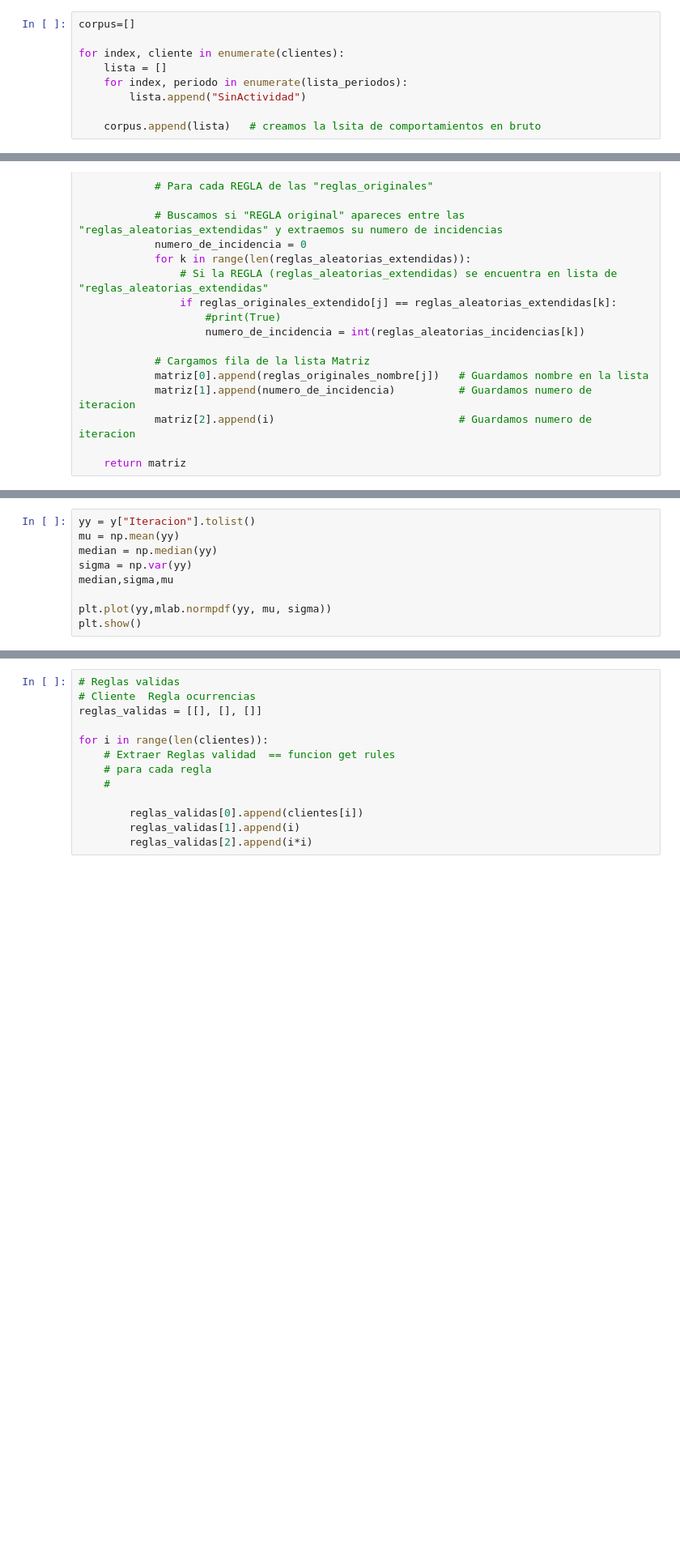
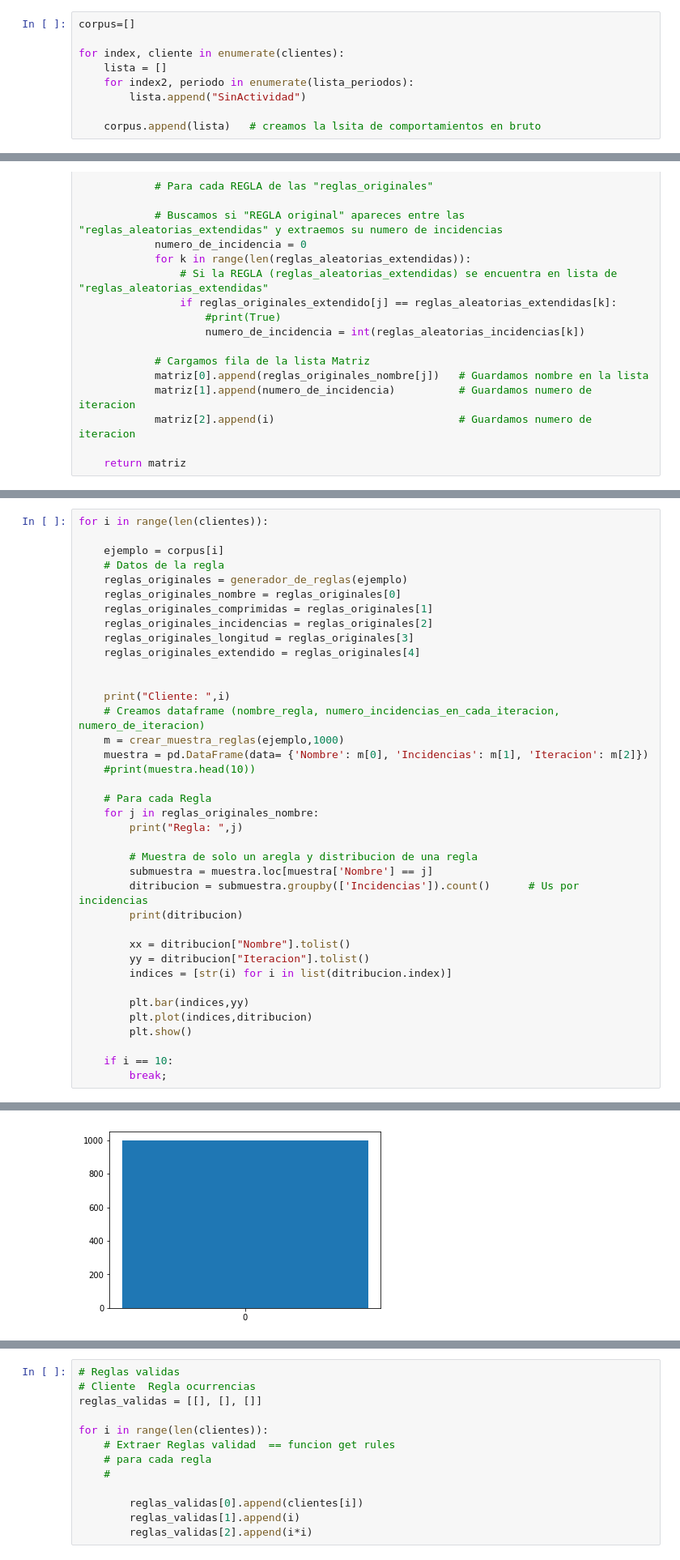
Before and after one commit to johnkbarrera/Sequitur, a Jupyter notebook: CLUSTER OF TENSORS/Untitled.ipynb, the cells around one changed output, grey strips where cells are left out. Shown: that part at 81% size. Cells and saved outputs as stored; diff of their text form; blank space fills up the shorter version.

Commit message:
Plot de reglas de cada clliente
aleatorios corregidos y plotedo de frecuencia de ocurrecias de reglas.

```diff
--- a/CLUSTER OF TENSORS/Untitled.ipynb
+++ b/CLUSTER OF TENSORS/Untitled.ipynb
@@ -87,7 +91,7 @@ corpus=[]
 
 for index, cliente in enumerate(clientes):
     lista = []
-    for index, periodo in enumerate(lista_periodos):
+    for index2, periodo in enumerate(lista_periodos):
         lista.append("SinActividad")
 
     corpus.append(lista)   # creamos la lsita de comportamientos en bruto
@@ -356,9 +367,0 @@ y
-# %%
-yy = y["Iteracion"].tolist()
-mu = np.mean(yy)
-median = np.median(yy)
-sigma = np.var(yy)
-median,sigma,mu
-
-plt.plot(yy,mlab.normpdf(yy, mu, sigma))
-plt.show()
@@ -390,0 +383,39 @@ plt.show()
+# %%
+for i in range(len(clientes)):
+
+    ejemplo = corpus[i]
+    # Datos de la regla
+    reglas_originales = generador_de_reglas(ejemplo)
+    reglas_originales_nombre = reglas_originales[0]
+    reglas_originales_comprimidas = reglas_originales[1]
+    reglas_originales_incidencias = reglas_originales[2]
+    reglas_originales_longitud = reglas_originales[3]
+    reglas_originales_extendido = reglas_originales[4]
+
+
+    print("Cliente: ",i)
+    # Creamos dataframe (nombre_regla, numero_incidencias_en_cada_iteracion, numero_de_iteracion)
+    m = crear_muestra_reglas(ejemplo,1000)
+    muestra = pd.DataFrame(data= {'Nombre': m[0], 'Incidencias': m[1], 'Iteracion': m[2]})
+    #print(muestra.head(10))
+
+    # Para cada Regla
+    for j in reglas_originales_nombre:
+        print("Regla: ",j)
+
+        # Muestra de solo un aregla y distribucion de una regla
+        submuestra = muestra.loc[muestra['Nombre'] == j]
+        ditribucion = submuestra.groupby(['Incidencias']).count()      # Us por incidencias
+        print(ditribucion)
+
+        xx = ditribucion["Nombre"].tolist()
+        yy = ditribucion["Iteracion"].tolist()
+        indices = [str(i) for i in list(ditribucion.index)]
+
+        plt.bar(indices,yy)
+        plt.plot(indices,ditribucion)
+        plt.show()
+
+    if i == 10:
+        break;
+# %% [output]
@@ -390,0 +427 @@ plt.show()
+[figure, added]
```
Also changed, not shown: parts of 28 cells of this notebook.
